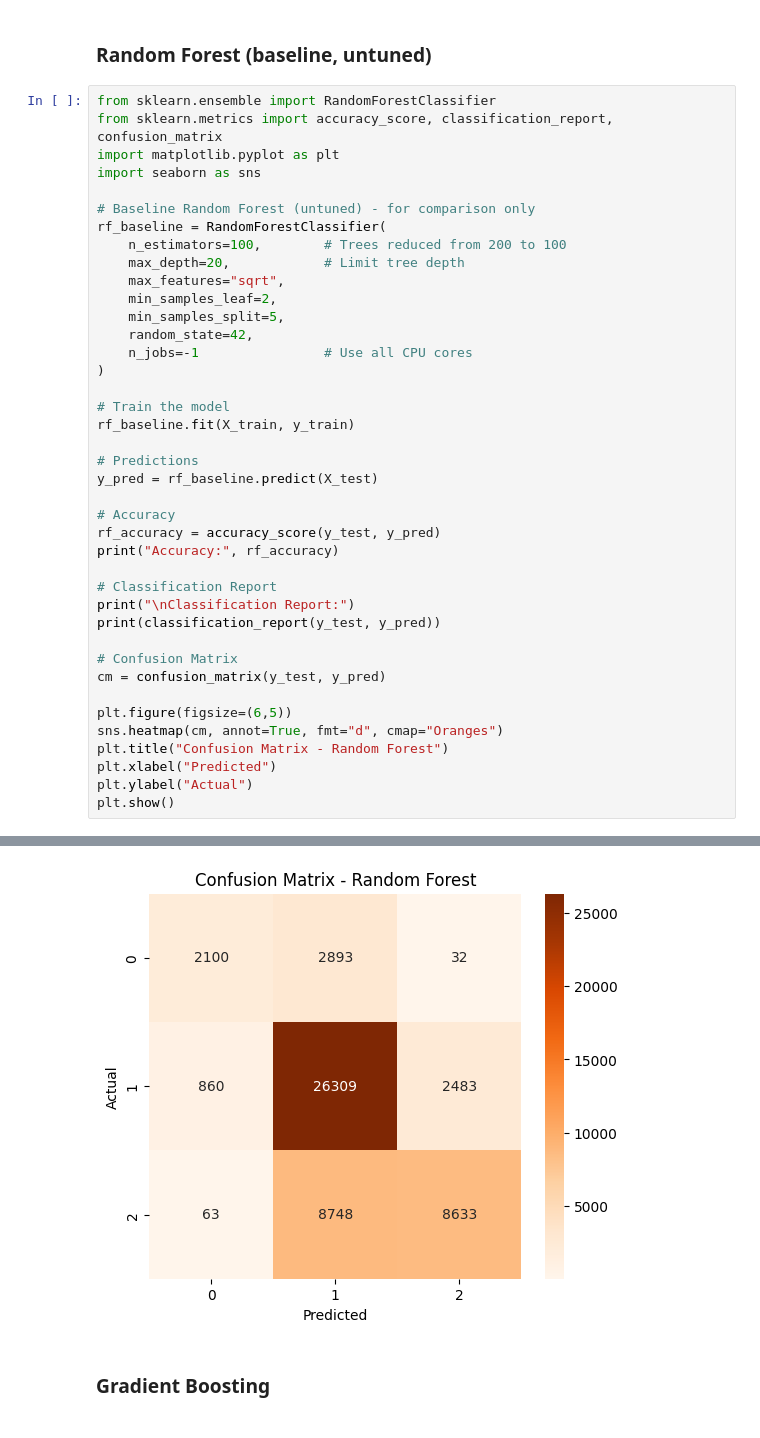
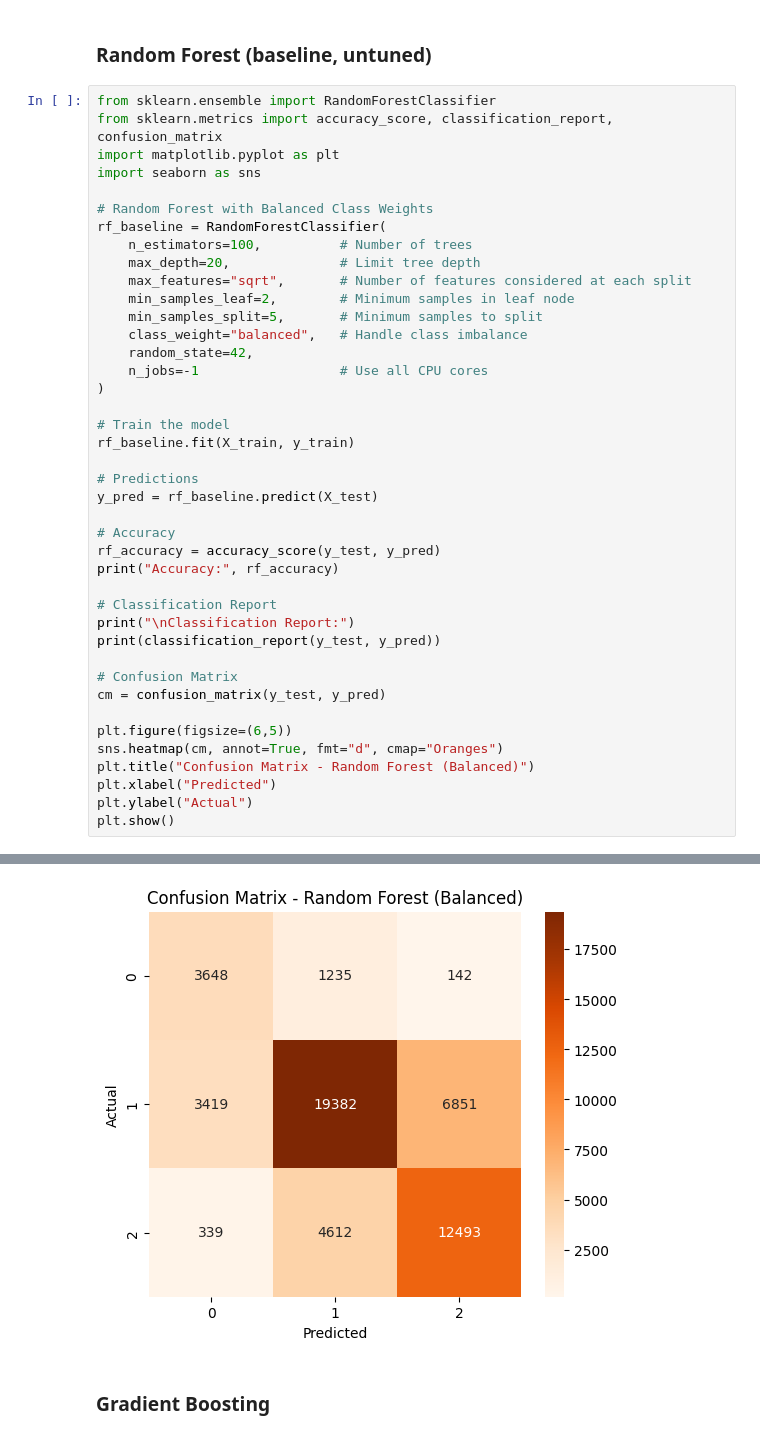
Before and after one commit to dileepatluri/Earthquake-Damage-Prediction, a Jupyter notebook: Notebook/Earthquake_Damage_Prediction.ipynb, the cells around one changed output, grey strips where cells are left out. Saved outputs shown, nothing was run; the diff lists cells and outputs as text.

Commit message:
Updated Random Forest model and Streamlit app

```diff
--- a/Notebook/Earthquake_Damage_Prediction.ipynb
+++ b/Notebook/Earthquake_Damage_Prediction.ipynb
@@ -380,15 +380,16 @@ from sklearn.metrics import accuracy_score, classification_report, confusion_mat
 import matplotlib.pyplot as plt
 import seaborn as sns
 
-# Baseline Random Forest (untuned) - for comparison only
+# Random Forest with Balanced Class Weights
 rf_baseline = RandomForestClassifier(
-    n_estimators=100,        # Trees reduced from 200 to 100
-    max_depth=20,            # Limit tree depth
-    max_features="sqrt",
-    min_samples_leaf=2,
-    min_samples_split=5,
+    n_estimators=100,          # Number of trees
+    max_depth=20,              # Limit tree depth
+    max_features="sqrt",       # Number of features considered at each split
+    min_samples_leaf=2,        # Minimum samples in leaf node
+    min_samples_split=5,       # Minimum samples to split
+    class_weight="balanced",   # Handle class imbalance
     random_state=42,
-    n_jobs=-1                # Use all CPU cores
+    n_jobs=-1                  # Use all CPU cores
 )
 
 # Train the model
@@ -410,7 +411,7 @@ cm = confusion_matrix(y_test, y_pred)
 
 plt.figure(figsize=(6,5))
 sns.heatmap(cm, annot=True, fmt="d", cmap="Oranges")
-plt.title("Confusion Matrix - Random Forest")
+plt.title("Confusion Matrix - Random Forest (Balanced)")
 plt.xlabel("Predicted")
 plt.ylabel("Actual")
 plt.show()
@@ -430,4 +431,4 @@ weighted avg       0.72      0.71      0.70     52121
-[figure, old version]
+[figure, new version]
 # %% [markdown]
 ### Gradient Boosting
 # %%
```
Also changed, not shown: parts of 17 cells of this notebook, 3 other files.
